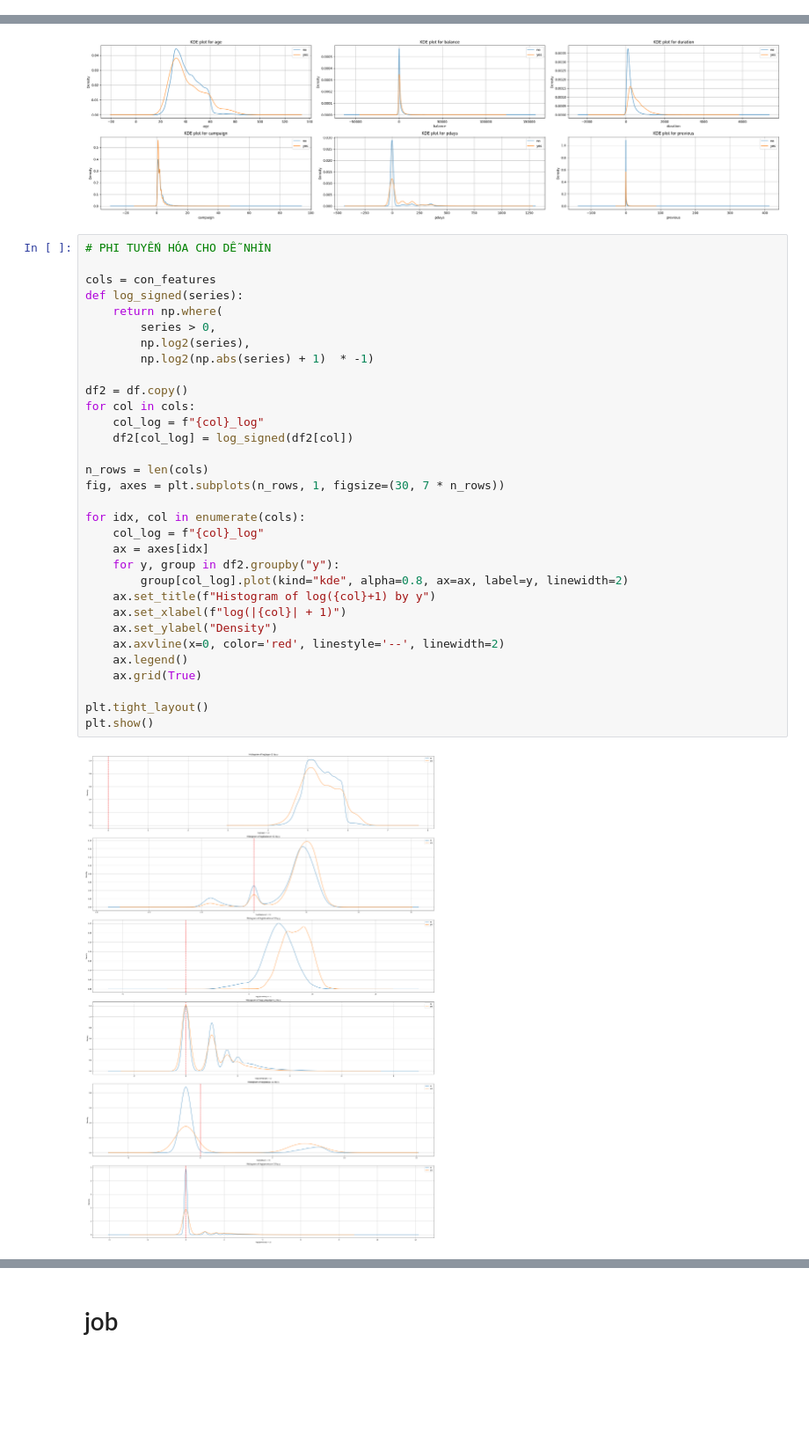
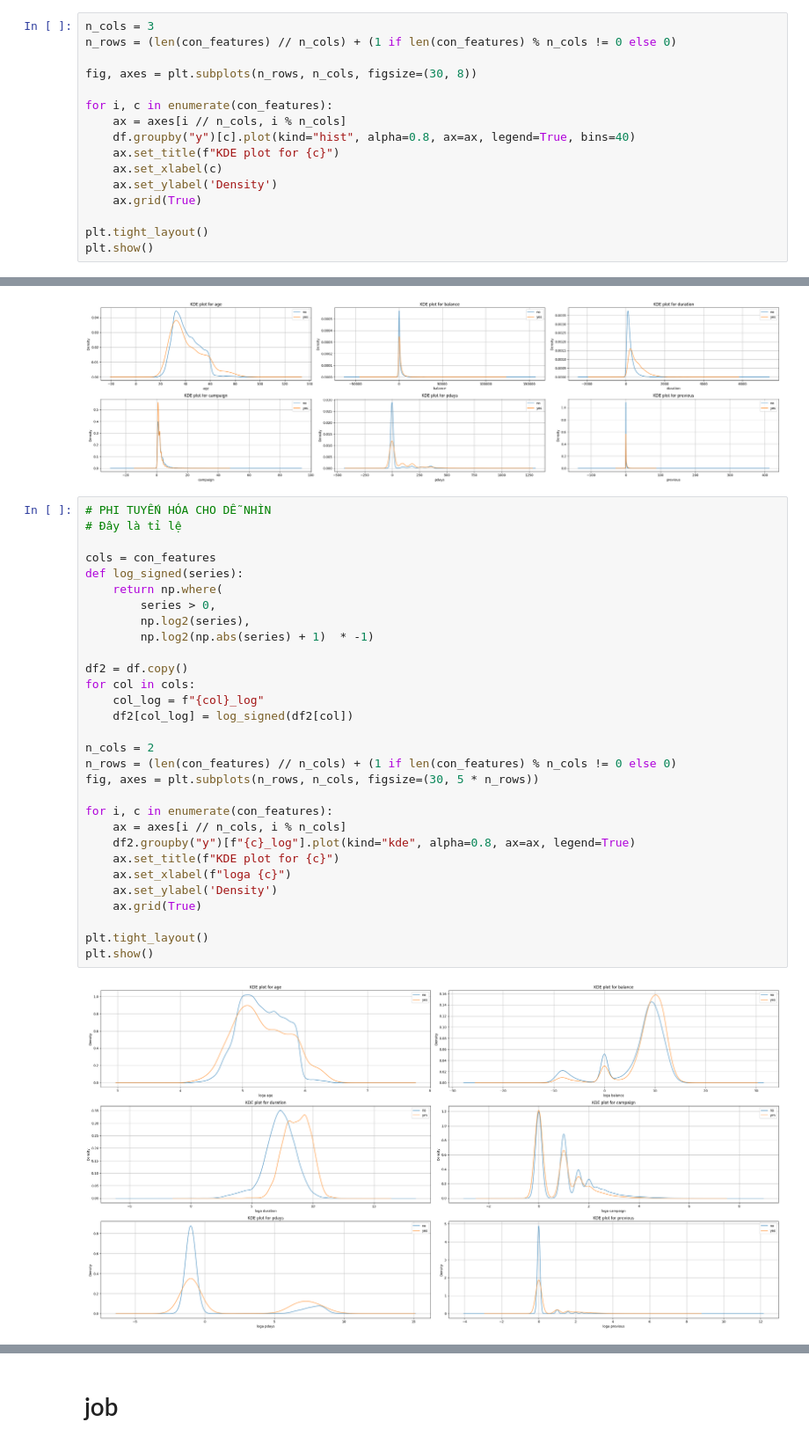
Before and after one commit to nguyenvietkhiemm/data_mining, a Jupyter notebook: jupyter/001_EDA.ipynb, the cells around one changed output, grey strips where cells are left out. Shown at 88% size. Cells and saved outputs as stored; diff of their text form; blank space fills up the shorter version.

```diff
--- a/jupyter/001_EDA.ipynb
+++ b/jupyter/001_EDA.ipynb
@@ -69,0 +74,16 @@ dtype: float64
+# %%
+n_cols = 3
+n_rows = (len(con_features) // n_cols) + (1 if len(con_features) % n_cols != 0 else 0)
+
+fig, axes = plt.subplots(n_rows, n_cols, figsize=(30, 8))
+
+for i, c in enumerate(con_features):
+    ax = axes[i // n_cols, i % n_cols]
+    df.groupby("y")[c].plot(kind="hist", alpha=0.8, ax=ax, legend=True, bins=40)
+    ax.set_title(f"KDE plot for {c}")
+    ax.set_xlabel(c)
+    ax.set_ylabel('Density')
+    ax.grid(True)
+
+plt.tight_layout()
+plt.show()
@@ -87,35 +109,33 @@ plt.show()
 [figure]
 # %%
 # PHI TUYẾN HÓA CHO DỄ NHÌN
+# Đây là tỉ lệ
 
 cols = con_features
 def log_signed(series):
     return np.where(
         series > 0,
         np.log2(series),
         np.log2(np.abs(series) + 1)  * -1)
 
 df2 = df.copy()
 for col in cols:
     col_log = f"{col}_log"
     df2[col_log] = log_signed(df2[col])
 
-n_rows = len(cols)
-fig, axes = plt.subplots(n_rows, 1, figsize=(30, 7 * n_rows))
+n_cols = 2
+n_rows = (len(con_features) // n_cols) + (1 if len(con_features) % n_cols != 0 else 0)
+fig, axes = plt.subplots(n_rows, n_cols, figsize=(30, 5 * n_rows))
 
-for idx, col in enumerate(cols):
-    col_log = f"{col}_log"
-    ax = axes[idx]
-    for y, group in df2.groupby("y"):
-        group[col_log].plot(kind="kde", alpha=0.8, ax=ax, label=y, linewidth=2)
-    ax.set_title(f"Histogram of log({col}+1) by y")
-    ax.set_xlabel(f"log(|{col}| + 1)")
-    ax.set_ylabel("Density")
-    ax.axvline(x=0, color='red', linestyle='--', linewidth=2)
-    ax.legend()
+for i, c in enumerate(con_features):
+    ax = axes[i // n_cols, i % n_cols]
+    df2.groupby("y")[f"{c}_log"].plot(kind="kde", alpha=0.8, ax=ax, legend=True)
+    ax.set_title(f"KDE plot for {c}")
+    ax.set_xlabel(f"loga {c}")
+    ax.set_ylabel('Density')
     ax.grid(True)
 
 plt.tight_layout()
 plt.show()
 # %% [output]
-[figure, old version]
+[figure, new version]
```
Also changed, not shown: parts of 11 cells of this notebook.
